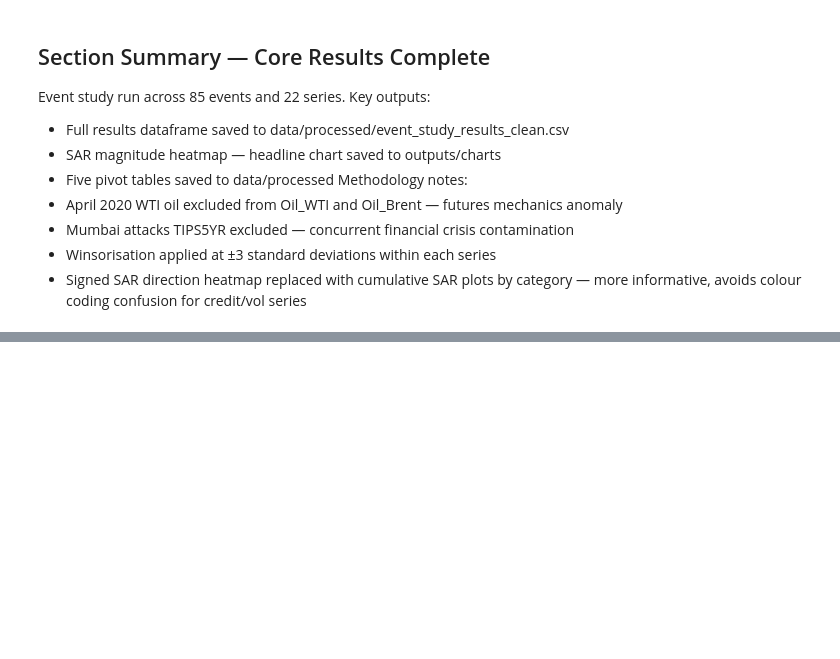
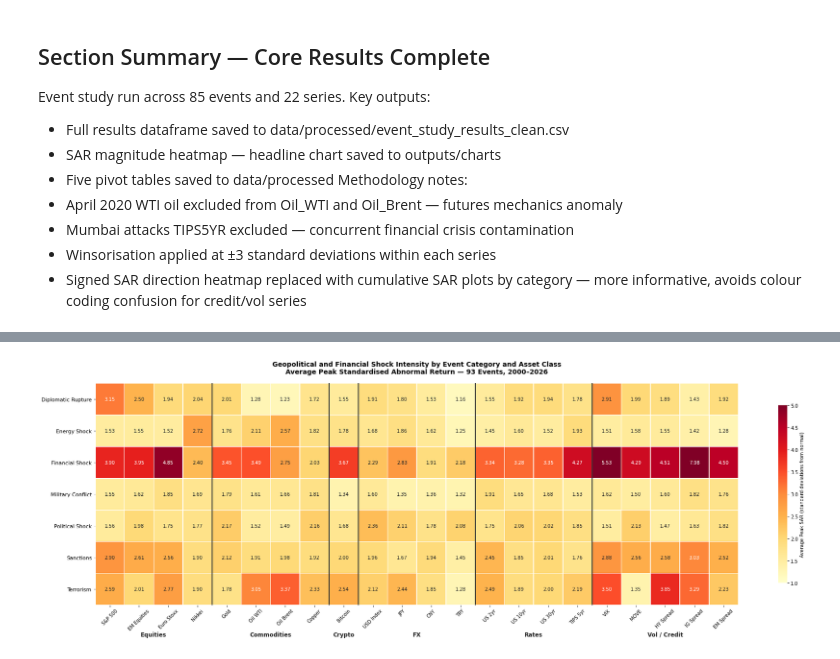
Before and after one commit to thomassumner123/geopolitical-shocks-asset-prices, a Jupyter notebook: notebooks/03_event_study_methodology.ipynb, the cells around one changed output, grey strips where cells are left out. Cells and saved outputs as stored; diff of their text form; code cells hidden in the pictures; blank space fills up the shorter version.

Commit message:
Heatmap v2 complete — 7 categories including FIN, vmax updated to 8.0

```diff
--- a/notebooks/03_event_study_methodology.ipynb
+++ b/notebooks/03_event_study_methodology.ipynb
@@ -1445,0 +1730,13 @@ Methodology notes:
+# %%
+returns = pd.DataFrame(index=prices.index)
+
+for col in price_series:
+    returns[col] = prices[col].pct_change() * 100
+
+for col in level_series:
+    returns[col] = prices[col].diff()
+
+returns = returns.dropna(how='all')
+
+print("Returns shape:", returns.shape)
+print("Date range:", returns.index[0], "to", returns.index[-1])
@@ -1445,0 +2006,87 @@ Methodology notes:
+# %%
+# ============================================================
+# HEADLINE SAR HEATMAP — 7 CATEGORIES
+# ============================================================
+
+display_names = {
+    'SPY': 'S&P 500', 'EEM': 'EM Equities',
+    'EuroStoxx50': 'Euro Stoxx', 'Nikkei225': 'Nikkei',
+    'Gold': 'Gold', 'Oil_WTI': 'Oil WTI',
+    'Oil_Brent': 'Oil Brent', 'Copper': 'Copper',
+    'Bitcoin': 'Bitcoin', 'DXY': 'USD Index',
+    'USDJPY': 'JPY', 'USDCNY': 'CNY', 'USDTRY': 'TRY',
+    'US2YR': 'US 2yr', 'US10YR': 'US 10yr',
+    'US30YR': 'US 30yr', 'TIPS5YR': 'TIPS 5yr',
+    'VIX': 'VIX', 'MOVE': 'MOVE',
+    'HY_Spread': 'HY Spread', 'IG_Spread': 'IG Spread',
+    'EM_Spread': 'EM Spread'
+}
+
+category_names = {
+    'DIP': 'Diplomatic Rupture',
+    'ENR': 'Energy Shock',
+    'FIN': 'Financial Shock',
+    'MIL': 'Military Conflict',
+    'POL': 'Political Shock',
+    'SAN': 'Sanctions',
+    'TER': 'Terrorism'
+}
+
+heatmap_data = pivot_sar.copy()
+heatmap_data.columns = [display_names.get(c, c) for c in heatmap_data.columns]
+heatmap_data.index = [category_names.get(i, i) for i in heatmap_data.index]
+
+fig, ax = plt.subplots(figsize=(26, 9))
+fig.patch.set_facecolor('white')
+ax.set_facecolor('white')
+
+sns.heatmap(
+    heatmap_data,
+    annot=True,
+    fmt='.2f',
+    cmap='YlOrRd',
+    linewidths=0.5,
+    linecolor='white',
+    ax=ax,
+    cbar_kws={'label': 'Average Peak SAR (standard deviations from normal)',
+              'shrink': 0.8},
+    vmin=1.0,
+    vmax=5.0
+)
+
+ax.set_title(
+    'Geopolitical and Financial Shock Intensity by Event Category and Asset Class\n'
+    'Average Peak Standardised Abnormal Return — 93 Events, 2000–2026',
+    fontsize=14, fontweight='bold', pad=20, color='black'
+)
+
+ax.set_xlabel('')
+ax.set_ylabel('')
+ax.tick_params(axis='x', rotation=45, labelsize=10, colors='black')
+ax.tick_params(axis='y', rotation=0, labelsize=11, colors='black')
+
+col_positions = [0, 4, 8, 9, 13, 17]
+group_labels = ['Equities', 'Commodities', 'Crypto', 'FX', 'Rates', 'Vol / Credit']
+group_widths = [4, 4, 1, 4, 4, 5]
+
+for pos, label, width in zip(col_positions, group_labels, group_widths):
+    ax.annotate(
+        label,
+        xy=(pos + width/2, -0.12),
+        xycoords=('data', 'axes fraction'),
+        ha='center', va='top',
+        fontsize=12, fontweight='bold',
+        color='#222222'
+    )
+
+for pos in col_positions[1:]:
+    ax.axvline(x=pos, color='#333333', linewidth=2)
+
+plt.tight_layout(pad=3.0)
+plt.savefig('../outputs/charts/headline_heatmap_sar_v2.png',
+            dpi=150, bbox_inches='tight',
+            facecolor='white', edgecolor='white')
+plt.show()
+print("Heatmap saved — v2 with FIN category")
+# %% [output]
+[figure, added]
```
Also changed, not shown: parts of 14 cells of this notebook, 10 other files.
